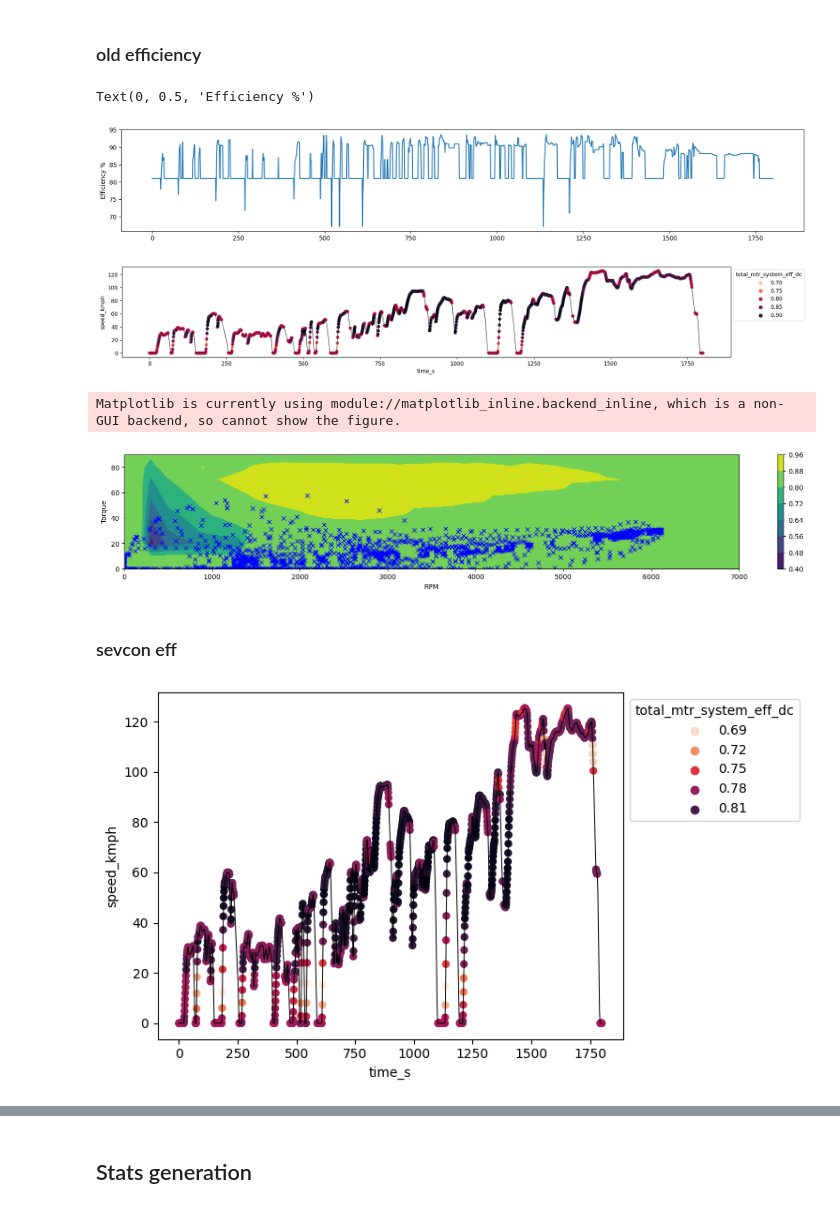
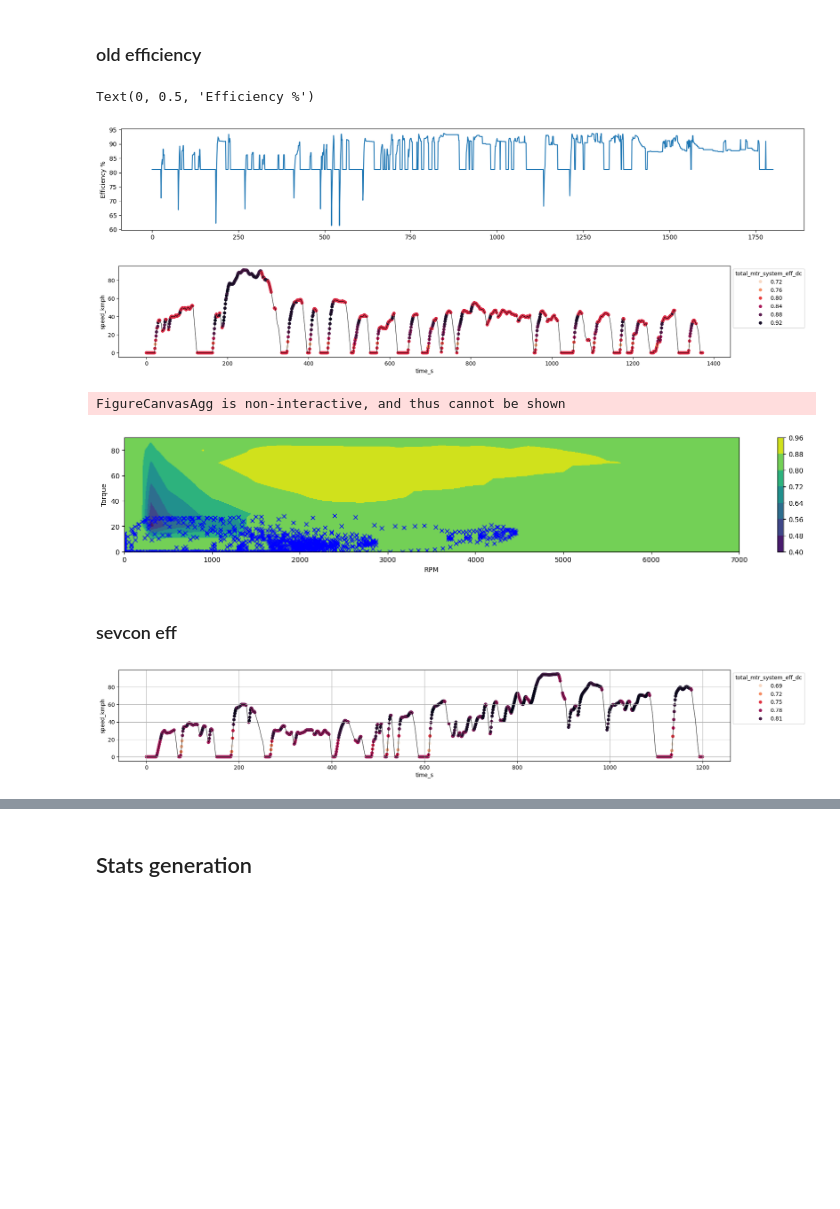
Before and after one commit to surya-uv/drive_cycle_gen, a Jupyter notebook: full_vehicle_model.ipynb, the cells around one changed output, grey strips where cells are left out. Cells and saved outputs as stored; diff of their text form; code cells hidden in the pictures; blank space fills up the shorter version.

```diff
--- a/full_vehicle_model.ipynb
+++ b/full_vehicle_model.ipynb
@@ -8,6 +8,8 @@ import scipy
 import matplotlib.pyplot as plt
 import seaborn as sns
 import plotly.graph_objects as go
+# %%
+plt.rcParams['figure.figsize'] = [16, 4]
 # %% [markdown]
 ## Drive cycle import
 # %%
@@ -18,6 +20,8 @@ df_drivecycle = pd.read_excel(r'drive_cycles\Standard_DC.xlsx', sheet_name = 'WM
 df_drivecycle.columns
 # %% [output]
 Index(['time_s', 'avg_speed_kmph', 'avg_accn_mps2'], dtype='object')
+# %%
+df_drivecycle = df_drivecycle.iloc[0:1201]
 # %% [markdown]
 ## Parameters
 # %% [markdown]
@@ -53,10 +61,15 @@ vehicle_param = {'mass': 285, #kg
 # %% [markdown]
 ### coastdown parameters (select - 1)
 # %%
-coastdown_param = {'mass': 285, #kg
-                    'A' :50.9, #N
+coastdown_param = {
+                    'mass': 285, #kg
+                    'A' :55.25, #N
                     'B' :0, #N/kmph
-                    'C' :0.025 #N/kmph^2
+                    'C' :0.02483 #N/kmph^2
+                    # 'mass': 265.3, #kg
+                    # 'A': 36.19,
+                    # 'B' : -0.2737,
+                    # 'C' : 0.02940,
                    }
 # %% [markdown]
 ## Vehicle Force model
@@ -167,7 +180,7 @@ plt.plot(total_mtr_system_eff_dc*100)
 plt.ylabel("Efficiency %")
 # %% [output]
 Text(0, 0.5, 'Efficiency %')
-[figure, old version]
+[figure, new version]
 # %%
 
 fig1 = go.Figure(data=[go.Surface(z=mtr_eff_arr)])
@@ -210,7 +223,7 @@ fig3 = sns.lineplot(data=df_total_itorque_mtr, x="time_s", y="speed_kmph",linewi
 fig3 = sns.scatterplot(data=df_total_itorque_mtr, x="time_s", y="speed_kmph", hue="total_mtr_system_eff_dc",  palette = "rocket_r", linewidth = 0 )
 sns.move_legend(fig3, "upper left", bbox_to_anchor=(1, 1))
 # %% [output]
-[figure, old version]
+[figure, new version]
 # %%
 total_mtr_eff_arr = mtr_eff_arr* mtr_ctrl_eff_arr/10000
 total_mtr_eff_arr= (total_mtr_eff_arr.transpose())[::-1]
@@ -232,8 +245,8 @@ ax.set_ylabel("Torque")
 # ax.set_ylim(0,max(df_total_itorque_mtr["drive_itorque_mtr"])+5)
 fig.show()
 # %% [output]
-Matplotlib is currently using module://matplotlib_inline.backend_inline, which is a non-GUI backend, so cannot show the figure.
+FigureCanvasAgg is non-interactive, and thus cannot be shown
-[figure, old version]
+[figure, new version]
 # %% [markdown]
 ### sevcon eff
 # %%
@@ -294,9 +307,10 @@ df_total_itorque_mtr.loc[df_total_itorque_mtr["total_itorque_mtr"]<0,'total_mtr_
 # %%
 fig3 = sns.lineplot(data=df_total_itorque_mtr, x="time_s", y="speed_kmph",linewidth = 0.7, color = "black")
 fig3 = sns.scatterplot(data=df_total_itorque_mtr, x="time_s", y="speed_kmph", hue="total_mtr_system_eff_dc",  palette = "rocket_r", linewidth = 0 )
 sns.move_legend(fig3, "upper left", bbox_to_anchor=(1, 1))
+fig3.grid()
 # %% [output]
-[figure, old version]
+[figure, new version]
 # %%
 total_mtr_eff_arr = sevcon_eff_arr/100
 total_mtr_eff_arr= (total_mtr_eff_arr.transpose())
```
Also changed, not shown: parts of 11 cells of this notebook.
